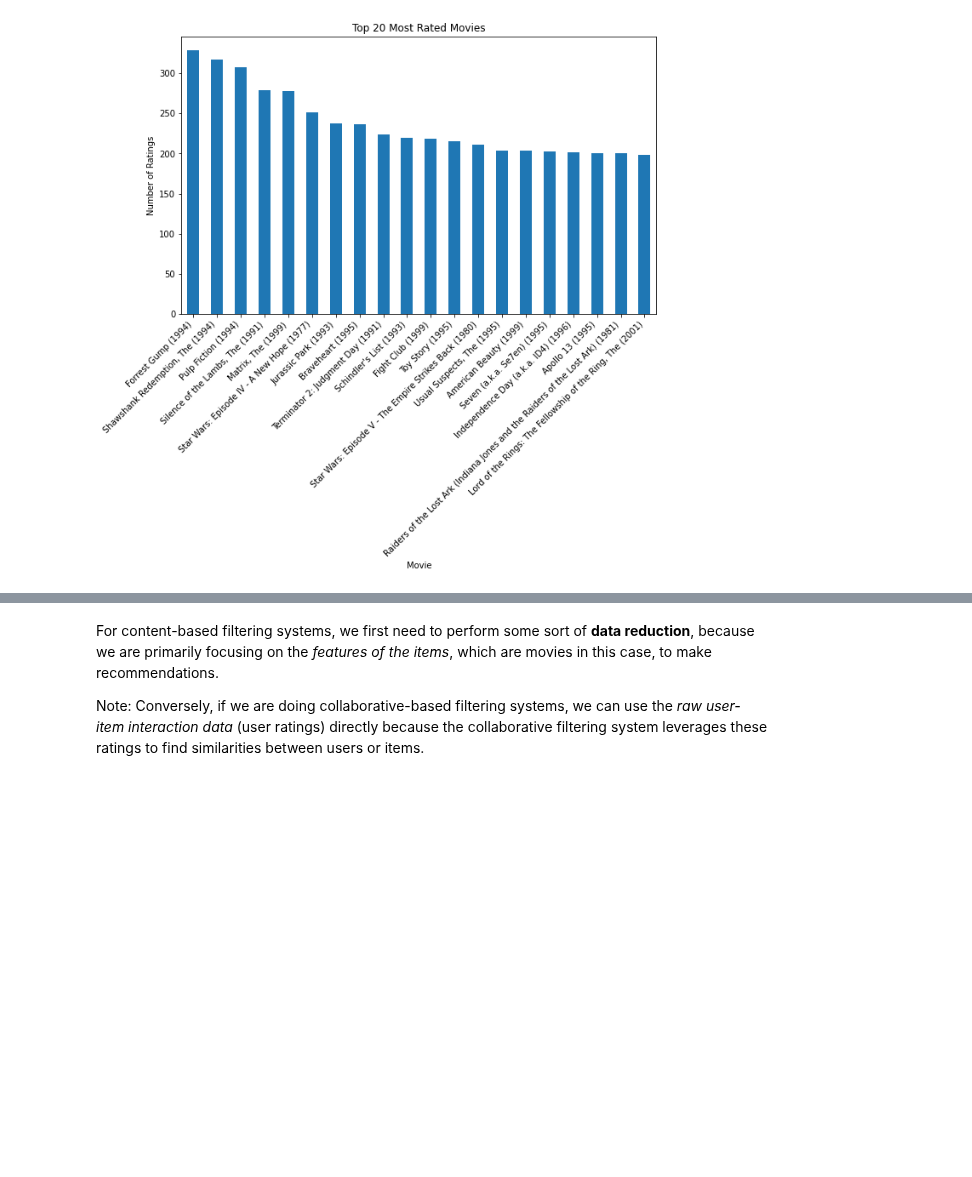
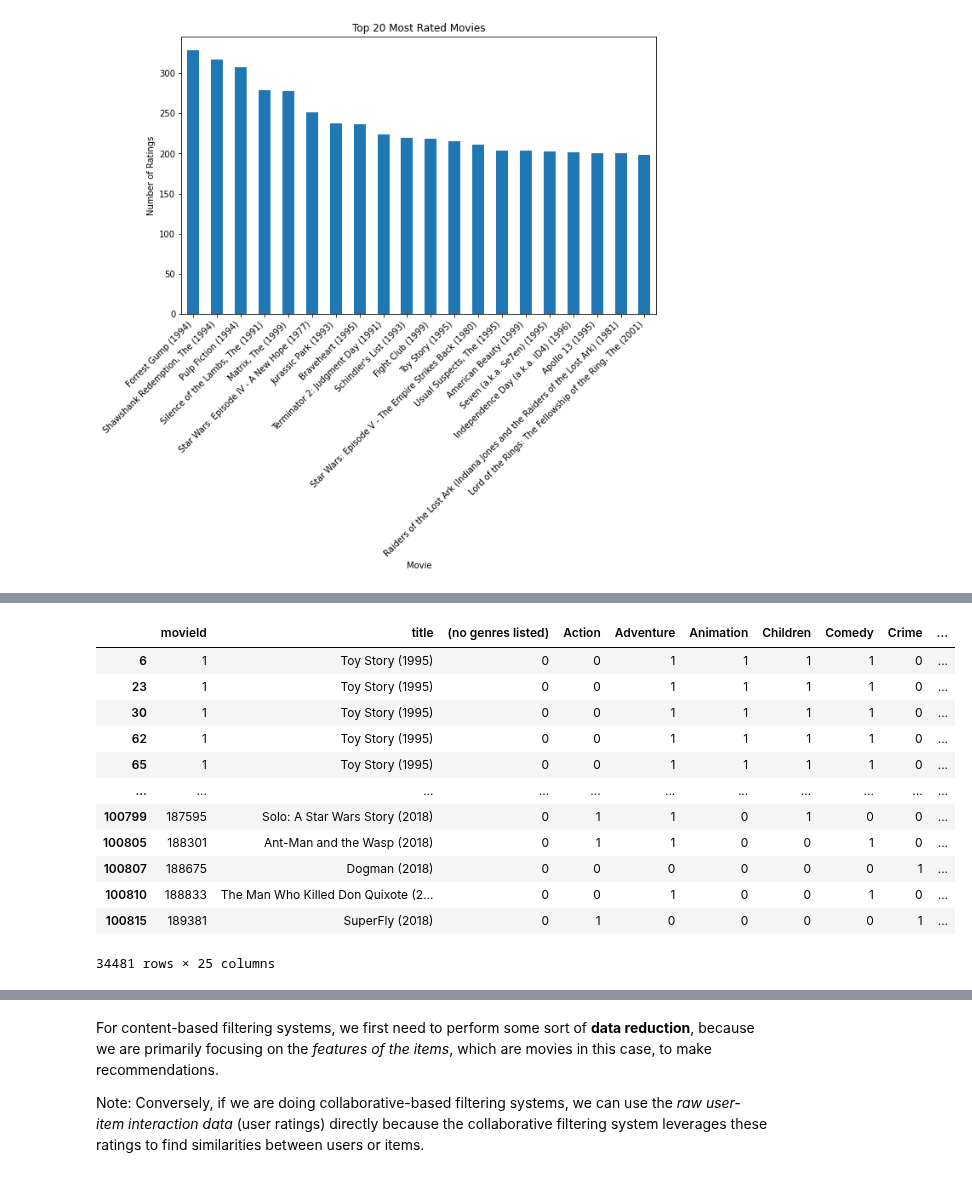
Before and after one commit to simonhui1/Recommendation_Systems, a Jupyter notebook: index_simon.ipynb, the cells around one changed output, grey strips where cells are left out. Cells and saved outputs as stored; diff of their text form; code cells hidden in the pictures; blank space fills up the shorter version.

```diff
--- a/index_simon.ipynb
+++ b/index_simon.ipynb
@@ -283,0 +340,16 @@ merged_df
+# %%
+ # Assuming superusers_dict is the dictionary containing the superusers for each genre
+superusers_dict = {'Action': [], 'Adventure': [], 'Animation': [], 'Children': [], 'Comedy': [89, 564], 'Crime': [], 'Documentary': [], 'Drama': [162], 'Fantasy': [], 'Film-Noir': [], 'Horror': [571], 'IMAX': [], 'Musical': [], 'Mystery': [], 'Romance': [], 'Sci-Fi': [149], 'Thriller': [297], 'War': [], 'Western': []}
+
+# Create an empty list to store the superusers' data
+superusers_data = []
+
+# Iterate over the superusers_dict to extract user IDs and genre information
+for genre, user_ids in superusers_dict.items():
+    for user_id in user_ids:
+        superusers_data.append({'Movie Genre': genre, 'userId': user_id})
+
+# Convert the superusers_data list to a DataFrame
+superusers_genre = pd.DataFrame(superusers_data)
+
+superusers_genre
@@ -283,0 +368,14 @@ merged_df
+# %%
+# Assuming you already have the 'user_movie_count' DataFrame from previous steps
+percentile_threshold = 95  # You can change this to any percentile you want
+
+percentile_value = user_movie_count['total_movies_rated'].quantile(percentile_threshold / 100)
+
+superusers_above_percentile = user_movie_count[user_movie_count['total_movies_rated'] > percentile_value]
+superusers_above_percentile_sorted = superusers_above_percentile.sort_values(by='total_movies_rated', ascending=False)
+
+superusers_percentile = superusers_above_percentile_sorted.reset_index(drop=True)
+
+print(f"Superusers with more than the {percentile_threshold}th percentile number of movies rated:")
+
+superusers_percentile
@@ -283,0 +401,27 @@ merged_df
+# %%
+# Get the list of user IDs from superusers_genre and superusers_percentile
+superuser_ids_genre = superusers_genre['userId'].tolist()
+superuser_ids_percentile = superusers_percentile['userId'].tolist()
+
+# Combine the user IDs from both DataFrames (remove duplicates)
+all_superuser_ids = list(set(superuser_ids_genre + superuser_ids_percentile))
+
+# Filter the original merged_df to get the movies rated by the identified superusers
+superusers_movies_df = merged_df[merged_df['userId'].isin(all_superuser_ids)]
+
+# Display the DataFrame containing movies rated by superusers
+superusers_movies_df
+# %% [output]
+|  | movieId | title | (no genres listed) | Action | Adventure | Animation | Children | Comedy | Crime | ... |
+| 6 | 1 | Toy Story (1995) | 0 | 0 | 1 | 1 | 1 | 1 | 0 | ... |
+| 23 | 1 | Toy Story (1995) | 0 | 0 | 1 | 1 | 1 | 1 | 0 | ... |
+| 30 | 1 | Toy Story (1995) | 0 | 0 | 1 | 1 | 1 | 1 | 0 | ... |
+| 62 | 1 | Toy Story (1995) | 0 | 0 | 1 | 1 | 1 | 1 | 0 | ... |
+| 65 | 1 | Toy Story (1995) | 0 | 0 | 1 | 1 | 1 | 1 | 0 | ... |
+| ... | ... | ... | ... | ... | ... | ... | ... | ... | ... | ... |
+| 100799 | 187595 | Solo: A Star Wars Story (2018) | 0 | 1 | 1 | 0 | 1 | 0 | 0 | ... |
+| 100805 | 188301 | Ant-Man and the Wasp (2018) | 0 | 1 | 1 | 0 | 0 | 1 | 0 | ... |
+| 100807 | 188675 | Dogman (2018) | 0 | 0 | 0 | 0 | 0 | 0 | 1 | ... |
+| 100810 | 188833 | The Man Who Killed Don Quixote (2... | 0 | 0 | 1 | 0 | 0 | 1 | 0 | ... |
+| 100815 | 189381 | SuperFly (2018) | 0 | 1 | 0 | 0 | 0 | 0 | 1 | ... |
+34481 rows × 25 columns
```
Also changed, not shown: parts of 15 cells of this notebook.
